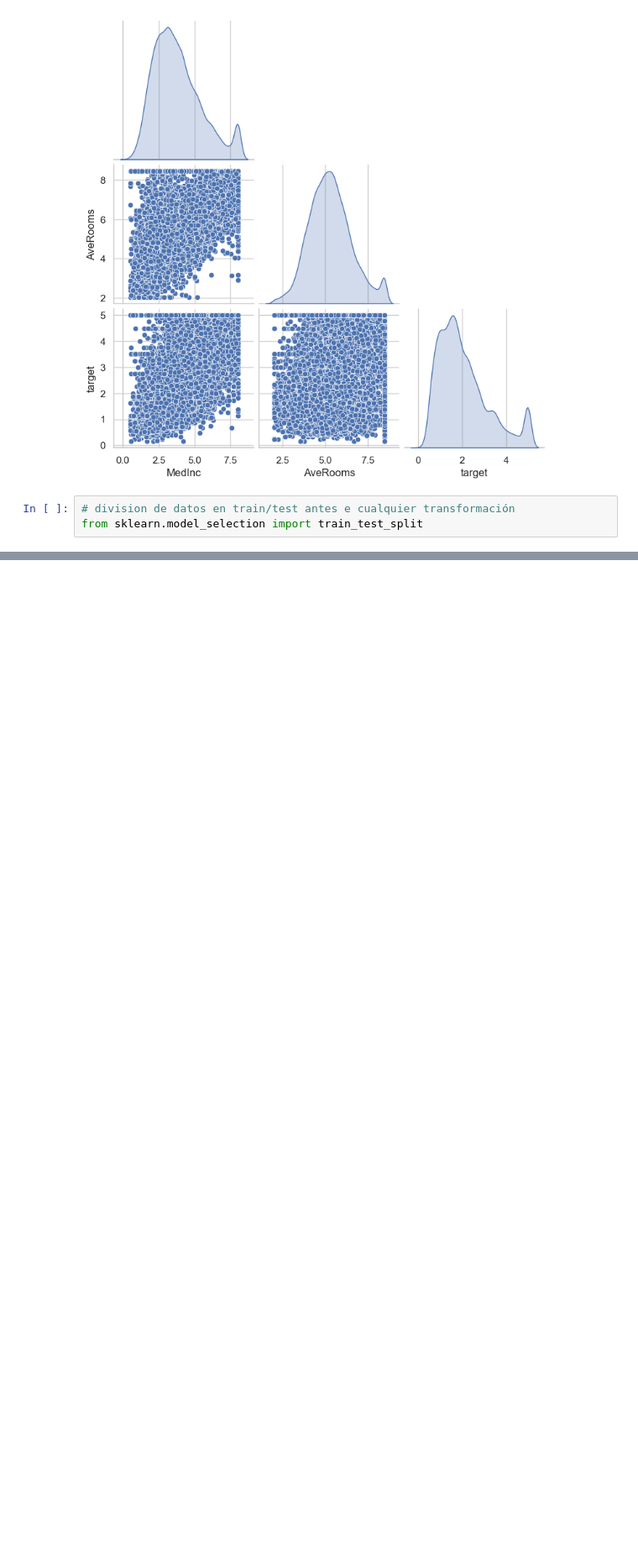
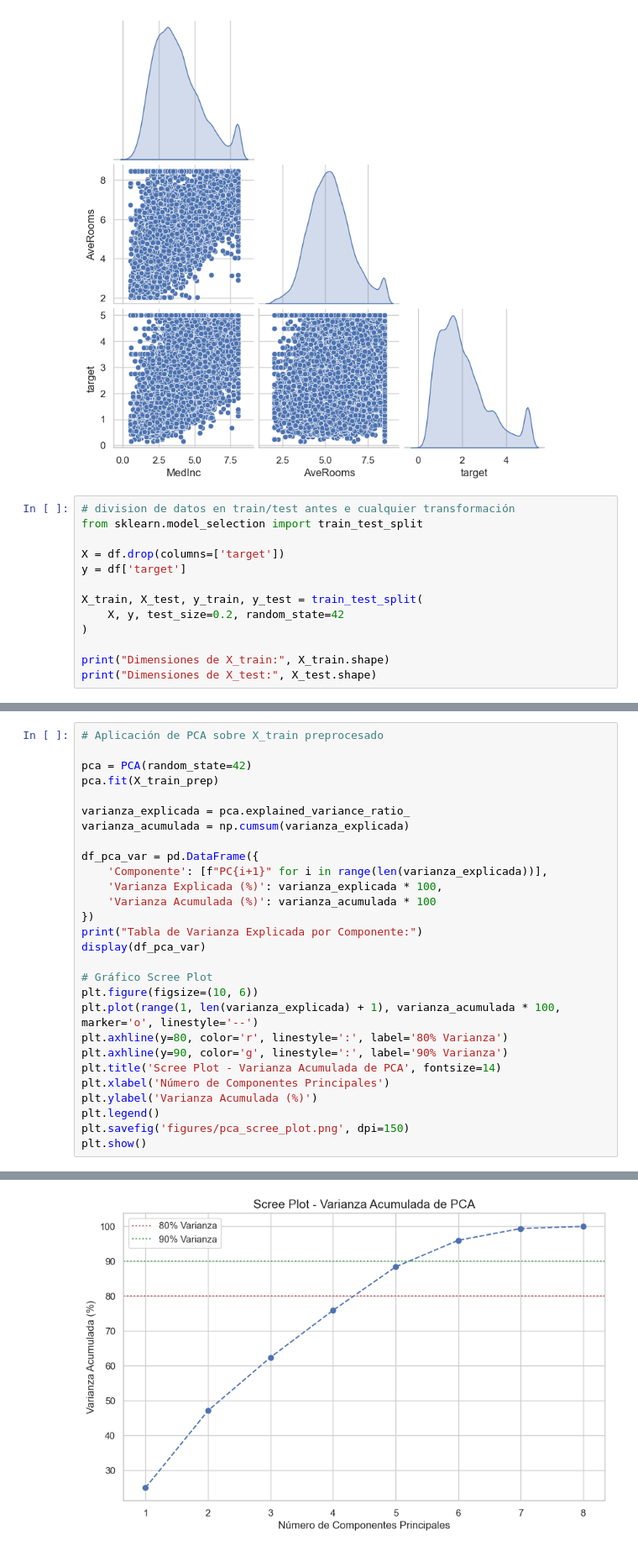
Before and after one commit to Elias-Orellana-umayor/examen-ml1, a Jupyter notebook: Examen.ipynb, the cells around one changed output, grey strips where cells are left out. Shown at 84% size. Saved outputs shown, nothing was run; the diff lists cells and outputs as text; blank space fills up the shorter version.

```diff
--- a/Examen.ipynb
+++ b/Examen.ipynb
@@ -222,3 +223,13 @@ Multicolinealidad detectada entre Longitude y Latitude: r = -0.92
 # %%
 # division de datos en train/test antes e cualquier transformación
 from sklearn.model_selection import train_test_split
+
+X = df.drop(columns=['target'])
+y = df['target']
+
+X_train, X_test, y_train, y_test = train_test_split(
+    X, y, test_size=0.2, random_state=42
+)
+
+print("Dimensiones de X_train:", X_train.shape)
+print("Dimensiones de X_test:", X_test.shape)
@@ -224,0 +270,29 @@ from sklearn.model_selection import train_test_split
+# %%
+# Aplicación de PCA sobre X_train preprocesado
+
+pca = PCA(random_state=42)
+pca.fit(X_train_prep)
+
+varianza_explicada = pca.explained_variance_ratio_
+varianza_acumulada = np.cumsum(varianza_explicada)
+
+df_pca_var = pd.DataFrame({
+    'Componente': [f"PC{i+1}" for i in range(len(varianza_explicada))],
+    'Varianza Explicada (%)': varianza_explicada * 100,
+    'Varianza Acumulada (%)': varianza_acumulada * 100
+})
+print("Tabla de Varianza Explicada por Componente:")
+display(df_pca_var)
+
+# Gráfico Scree Plot
+plt.figure(figsize=(10, 6))
+plt.plot(range(1, len(varianza_explicada) + 1), varianza_acumulada * 100, marker='o', linestyle='--')
+plt.axhline(y=80, color='r', linestyle=':', label='80% Varianza')
+plt.axhline(y=90, color='g', linestyle=':', label='90% Varianza')
+plt.title('Scree Plot - Varianza Acumulada de PCA', fontsize=14)
+plt.xlabel('Número de Componentes Principales')
+plt.ylabel('Varianza Acumulada (%)')
+plt.legend()
+plt.savefig('figures/pca_scree_plot.png', dpi=150)
+plt.show()
+# %% [output]
@@ -224,0 +309 @@ from sklearn.model_selection import train_test_split
+[figure, added]
```
Also changed, not shown: parts of 7 cells of this notebook, 4 other files.
